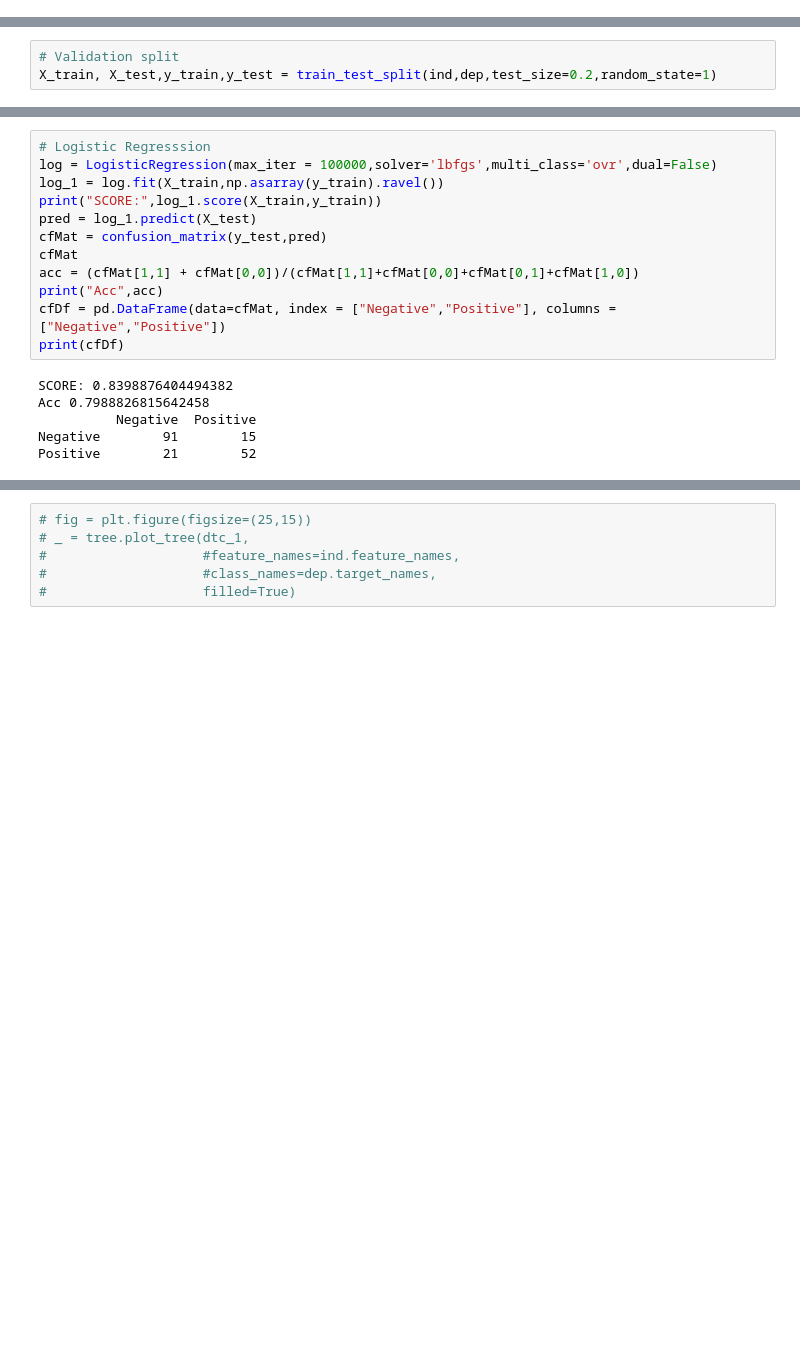
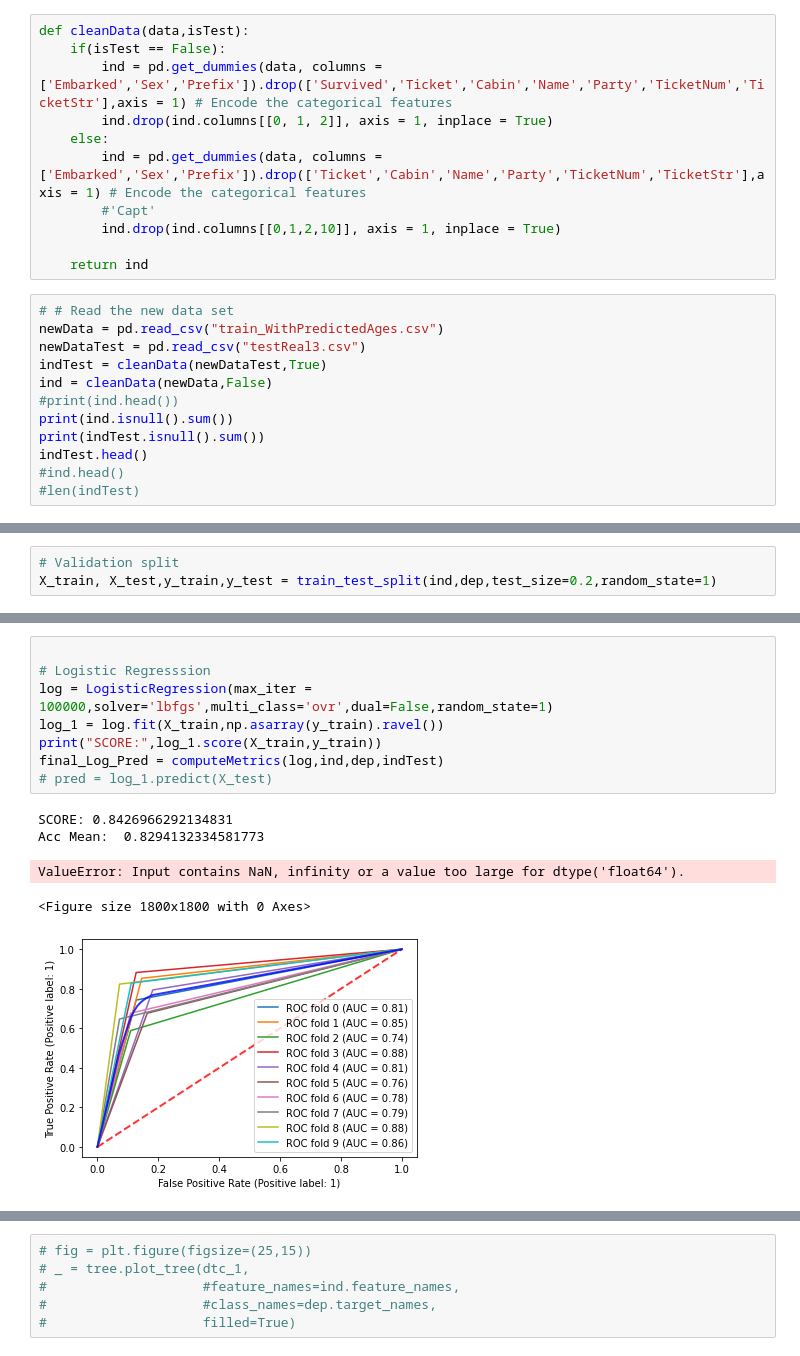
Before and after one commit to DanielCaoSilva/Surviving-The-Titanic, a Jupyter notebook: TitanicClassifierDesktop.ipynb, the cells around one changed output, grey strips where cells are left out. Drawn from its saved outputs; the diff is of its cells as text; blank space fills up the shorter version.

```diff
--- a/TitanicClassifierDesktop.ipynb
+++ b/TitanicClassifierDesktop.ipynb
@@ -129,3 +132,26 @@ dtype: int64
 | 3 | 4 | 35.0 | 1.0 | 0.0 | 53.1000 | 0 | 0 | 1 | 1 | ... |
 | 4 | 5 | 35.0 | 0.0 | 0.0 | 8.0500 | 0 | 0 | 1 | 0 | ... |
 5 rows × 31 columns
+# %%
+def cleanData(data,isTest):
+    if(isTest == False):
+        ind = pd.get_dummies(data, columns = ['Embarked','Sex','Prefix']).drop(['Survived','Ticket','Cabin','Name','Party','TicketNum','TicketStr'],axis = 1) # Encode the categorical features
+        ind.drop(ind.columns[[0, 1, 2]], axis = 1, inplace = True)
+    else:
+        ind = pd.get_dummies(data, columns = ['Embarked','Sex','Prefix']).drop(['Ticket','Cabin','Name','Party','TicketNum','TicketStr'],axis = 1) # Encode the categorical features
+        #'Capt'
+        ind.drop(ind.columns[[0,1,2,10]], axis = 1, inplace = True)
+
+    return ind
+# %%
+# # Read the new data set
+newData = pd.read_csv("train_WithPredictedAges.csv")
+newDataTest = pd.read_csv("testReal3.csv")
+indTest = cleanData(newDataTest,True)
+ind = cleanData(newData,False)
+#print(ind.head())
+print(ind.isnull().sum())
+print(indTest.isnull().sum())
+indTest.head()
+#ind.head()
+#len(indTest)
@@ -135,20 +259,16 @@ X_train, X_test,y_train,y_test = train_test_split(ind,dep,test_size=0.2,random_s
 # %%
+
 # Logistic Regresssion
-log = LogisticRegression(max_iter = 100000,solver='lbfgs',multi_class='ovr',dual=False)
+log = LogisticRegression(max_iter = 100000,solver='lbfgs',multi_class='ovr',dual=False,random_state=1)
 log_1 = log.fit(X_train,np.asarray(y_train).ravel())
 print("SCORE:",log_1.score(X_train,y_train))
-pred = log_1.predict(X_test)
-cfMat = confusion_matrix(y_test,pred)
-cfMat
-acc = (cfMat[1,1] + cfMat[0,0])/(cfMat[1,1]+cfMat[0,0]+cfMat[0,1]+cfMat[1,0])
-print("Acc",acc)
-cfDf = pd.DataFrame(data=cfMat, index = ["Negative","Positive"], columns = ["Negative","Positive"])
-print(cfDf)
+final_Log_Pred = computeMetrics(log,ind,dep,indTest)
+# pred = log_1.predict(X_test)
 # %% [output]
-SCORE: 0.8398876404494382
-Acc 0.7988826815642458
-          Negative  Positive
-Negative        91        15
-Positive        21        52
+SCORE: 0.8426966292134831
+Acc Mean:  0.8294132334581773
+ValueError: Input contains NaN, infinity or a value too large for dtype('float64').
+<Figure size 1800x1800 with 0 Axes>
+[figure, added]
 # %%
 # Decision Tree Classifier
```
Also changed, not shown: parts of 10 cells of this notebook.
